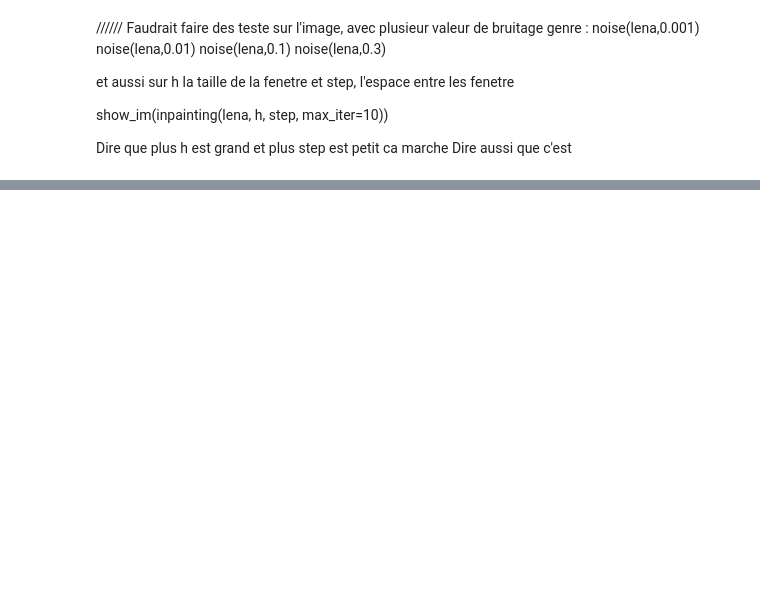
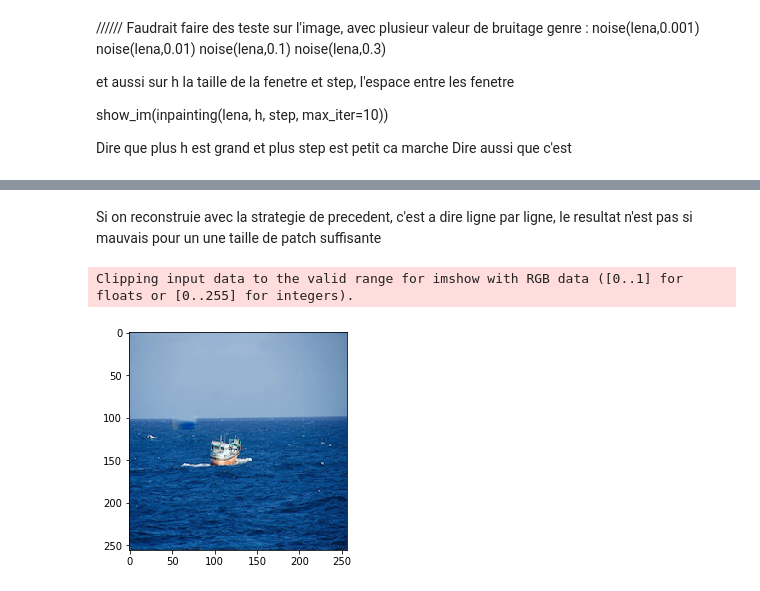
Before and after one commit to marc-treu/projet_arf_inpainting, a Jupyter notebook: projet.ipynb, the cells around one changed output, grey strips where cells are left out. Drawn from its saved outputs; the diff is of its cells as text; code cells hidden in the pictures; blank space fills up the shorter version.

```diff
--- a/projet.ipynb
+++ b/projet.ipynb
@@ -452,0 +426,9 @@ NameError: name 't' is not defined
+# %% [markdown]
+Si on reconstruie avec la strategie de precedent, c'est a dire ligne par ligne, le resultat n'est pas si mauvais pour un une taille de patch suffisante
+# %%
+bateau_reconstruie = inpainting_bruit(bateau2, 5, 5, alpha=0.0001, max_iter=10, heuristique=get_pixel_to_fill)
+print("Image du bateau ")
+show_im(bateau_reconstruie)
+# %% [output]
+Clipping input data to the valid range for imshow with RGB data ([0..1] for floats or [0..255] for integers).
+[figure, added]
```
Also changed, not shown: parts of 17 cells of this notebook, 1 other file.
